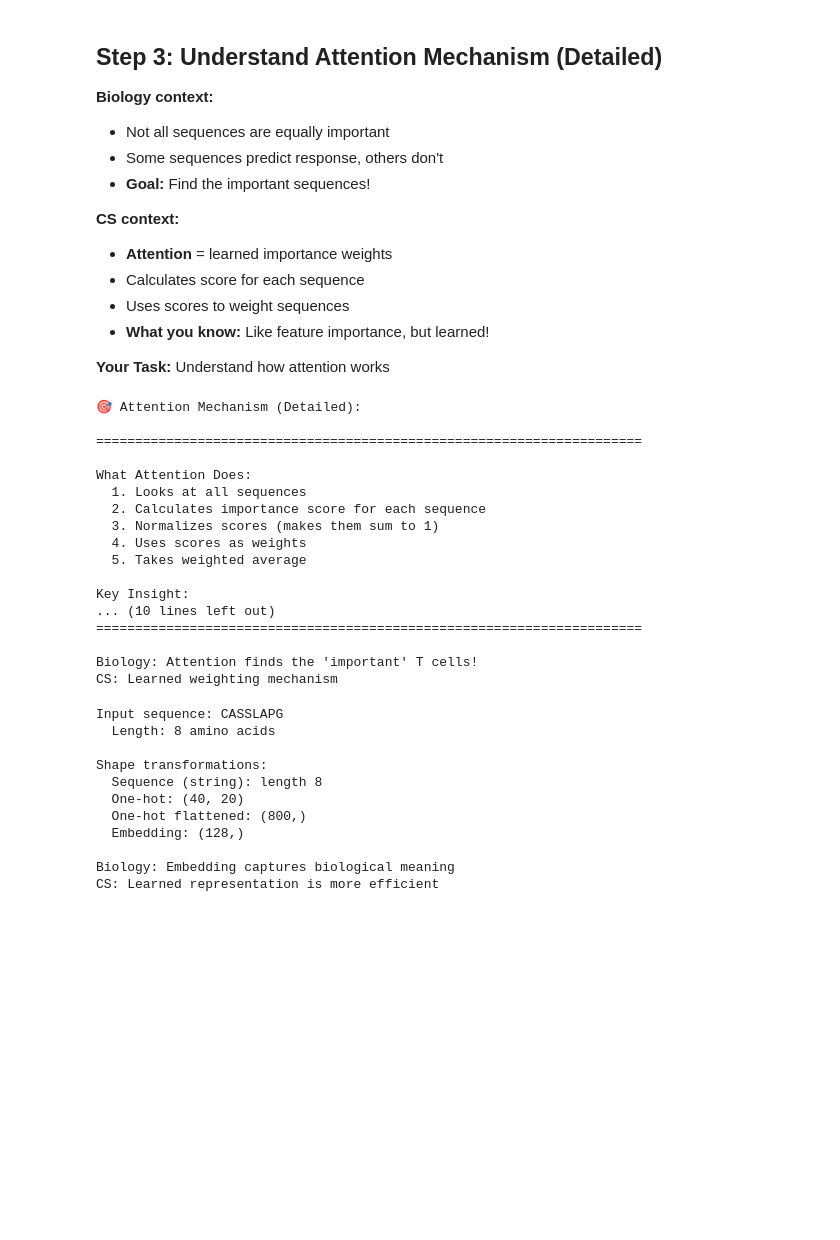
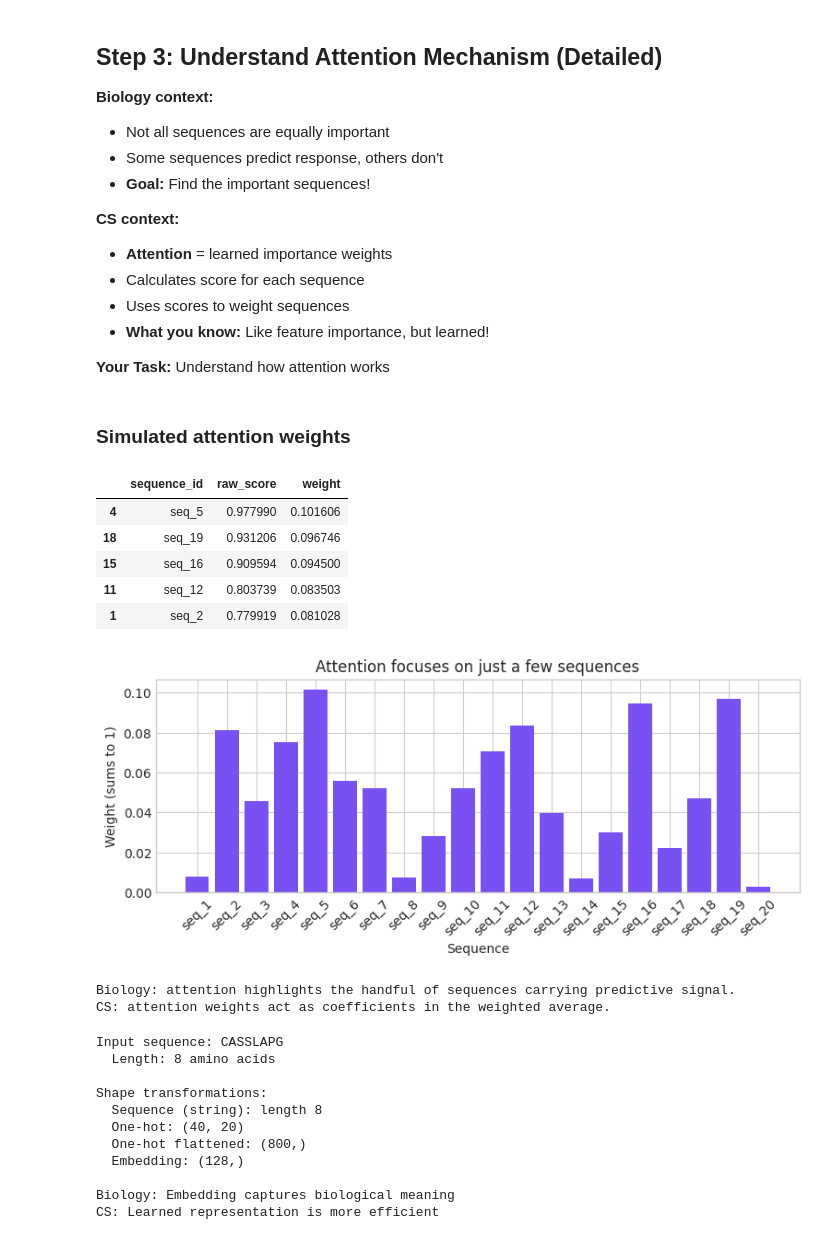
Before and after one commit to MateenahJAHAN/Deep-TCR---New-Implementation, a Jupyter notebook: Day_08.5_DeepTCR_Architecture/Day_08.5_DeepTCR_Architecture.executed.ipynb, the cells around one changed output. Cells and saved outputs as stored; diff of their text form; code cells hidden in the pictures; blank space fills up the shorter version.

```diff
--- a/Day_08.5_DeepTCR_Architecture/Day_08.5_DeepTCR_Architecture.executed.ipynb
+++ b/Day_08.5_DeepTCR_Architecture/Day_08.5_DeepTCR_Architecture.executed.ipynb
@@ -412,49 +390,39 @@ CS: Learned representation is more efficient
 - **What you know:** Like feature importance, but learned!
 
 **Your Task:** Understand how attention works
-# %%
-print("🎯 Attention Mechanism (Detailed):")
-print("\n" + "="*70)
-print("")
-print("What Attention Does:")
-print("  1. Looks at all sequences")
-print("  2. Calculates importance score for each sequence")
-print("  3. Normalizes scores (makes them sum to 1)")
-print("  4. Uses scores as weights")
-print("  5. Takes weighted average")
-print("")
-print("Key Insight:")
-print("  - Importance scores are LEARNED during training")
-print("  - Model learns: 'This sequence pattern predicts response'")
-print("  - Different patients → different important sequences")
-print("")
-print("Example:")
-print("  Patient has 50,000 sequences")
-print("  Attention calculates: [0.001, 0.05, 0.001, ..., 0.02, ...]")
-print("  High scores (0.05) = important sequences")
-print("  Low scores (0.001) = irrelevant sequences")
-print("")
-print("="*70)
-print("\nBiology: Attention finds the 'important' T cells!")
-print("CS: Learned weighting mechanism")
-# %% [output]
-🎯 Attention Mechanism (Detailed):
-
-======================================================================
-
-What Attention Does:
-  1. Looks at all sequences
-  2. Calculates importance score for each sequence
-  3. Normalizes scores (makes them sum to 1)
-  4. Uses scores as weights
-  5. Takes weighted average
-
-Key Insight:
-... (10 lines left out)
-======================================================================
-
-Biology: Attention finds the 'important' T cells!
-CS: Learned weighting mechanism
+# %%
+np.random.seed(7)
+num_sequences = 20
+attention_scores = np.random.rand(num_sequences)
+attention_weights = attention_scores / attention_scores.sum()
+attn_df = pd.DataFrame({
+    "sequence_id": [f"seq_{i+1}" for i in range(num_sequences)],
+    "raw_score": attention_scores,
+    "weight": attention_weights
+})
+display(Markdown("### Simulated attention weights"))
+display(attn_df.sort_values("weight", ascending=False).head())
+
+fig, ax = plt.subplots(figsize=(9, 3))
+ax.bar(attn_df["sequence_id"], attn_df["weight"], color="#7950f2")
+ax.set_ylabel("Weight (sums to 1)")
+ax.set_xlabel("Sequence")
+ax.set_title("Attention focuses on just a few sequences")
+ax.tick_params(axis='x', rotation=45)
+plt.show()
+print("Biology: attention highlights the handful of sequences carrying predictive signal.")
+print("CS: attention weights act as coefficients in the weighted average.")
+# %% [output]
+### Simulated attention weights
+|  | sequence_id | raw_score | weight |
+| 4 | seq_5 | 0.977990 | 0.101606 |
+| 18 | seq_19 | 0.931206 | 0.096746 |
+| 15 | seq_16 | 0.909594 | 0.094500 |
+| 11 | seq_12 | 0.803739 | 0.083503 |
+| 1 | seq_2 | 0.779919 | 0.081028 |
+[figure, added]
+Biology: attention highlights the handful of sequences carrying predictive signal.
+CS: attention weights act as coefficients in the weighted average.
 # %%
 # Visualize embedding concept
 # Show how one sequence becomes an embedding
```
Also changed, not shown: parts of 10 cells of this notebook, 1 other file.
